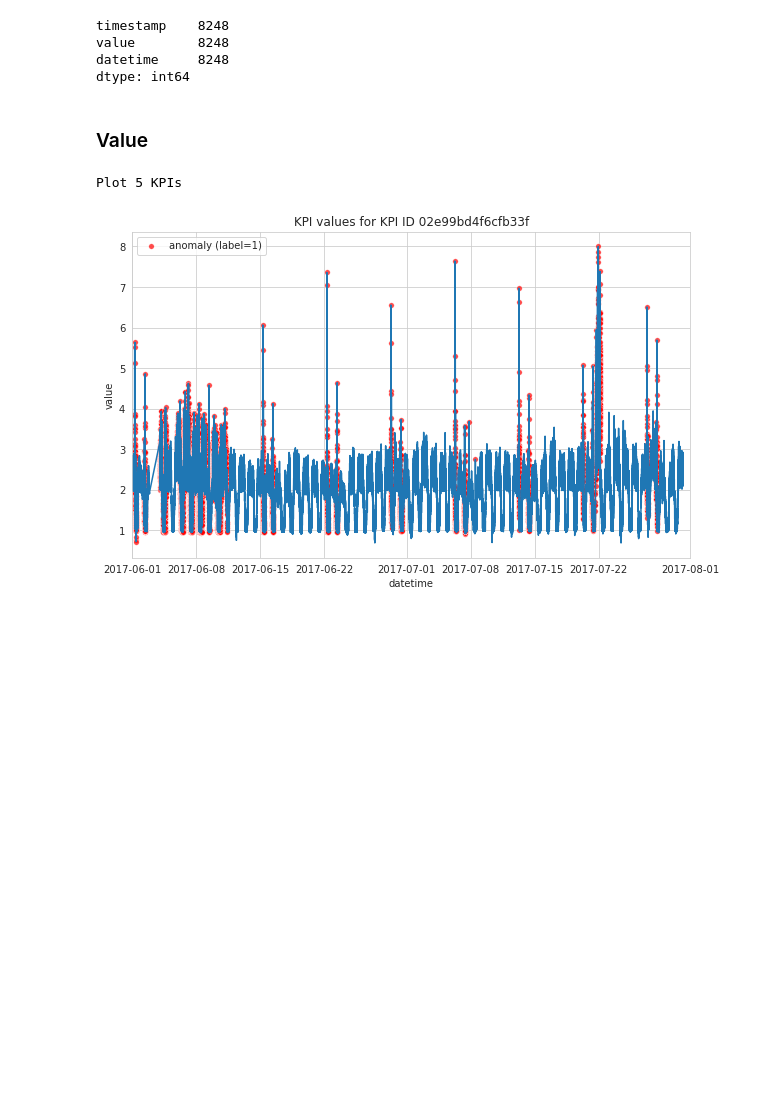
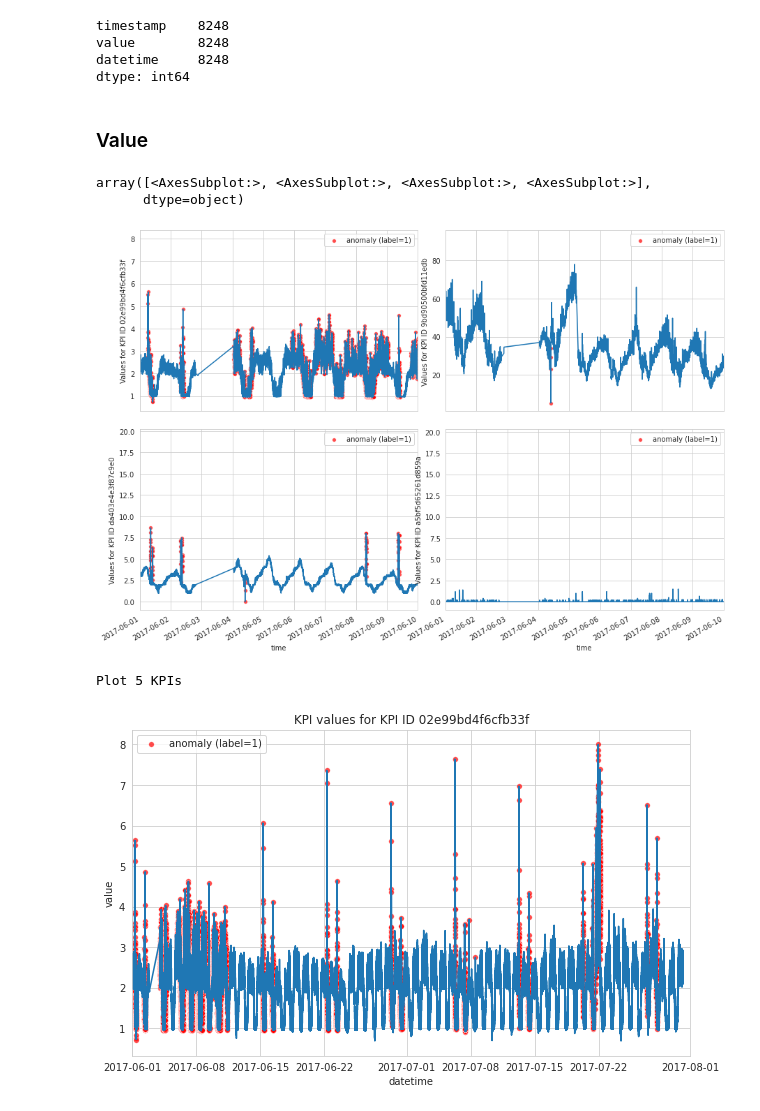
Before and after one commit to Cyprien-Ricque/kpi-anomaly-detection, a Jupyter notebook: notebooks/exploration.ipynb, the cells around one changed output. Cells and saved outputs as stored; diff of their text form; code cells hidden in the pictures; blank space fills up the shorter version.

```diff
--- a/notebooks/exploration.ipynb
+++ b/notebooks/exploration.ipynb
@@ -59,6 +59,29 @@ datetime     8248
 dtype: int64
 # %% [markdown]
 ### Value
+# %%
+axs.flatten()
+# %% [output]
+array([<AxesSubplot:>, <AxesSubplot:>, <AxesSubplot:>, <AxesSubplot:>],
+      dtype=object)
+# %%
+fig, axs = plt.subplots(2, 2, figsize=(15, 10), sharex=True, gridspec_kw={'wspace': .1, 'hspace': .1})
+
+for kpi_id, ax in zip(df_train.kpi_id.unique()[:4], axs.flatten()):
+    data = df_train[df_train.kpi_id == kpi_id]
+    sns.lineplot(data=data, x='datetime', y='value', ax=ax)
+    sns.scatterplot(data=data[data.label == 1], x='datetime', y='value', color='r', s=30, alpha=.7, label='anomaly (label=1)', ax=ax)
+    ax.set_xlim(datetime.datetime(2017, 6, 1), datetime.datetime(2017, 6, 10))
+    ax.legend()
+    ax.set_ylabel(f'Values for KPI ID {kpi_id}')
+    ax.set_xlabel(f'time')
+    plt.setp(ax.get_xticklabels(), rotation=30, horizontalalignment='right')
+
+
+# plt.title(f'KPI values for KPI ID {kpi_id}')
+plt.show()
+# %% [output]
+[figure, added]
 # %%
 nb_max_to_plot = 5
 import datetime
```
Also changed, not shown: 7 other files.
